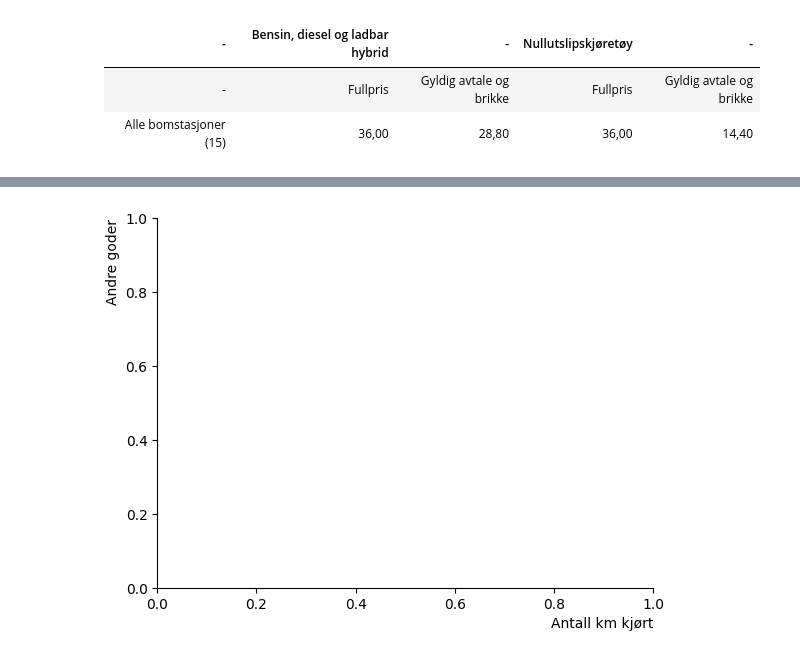
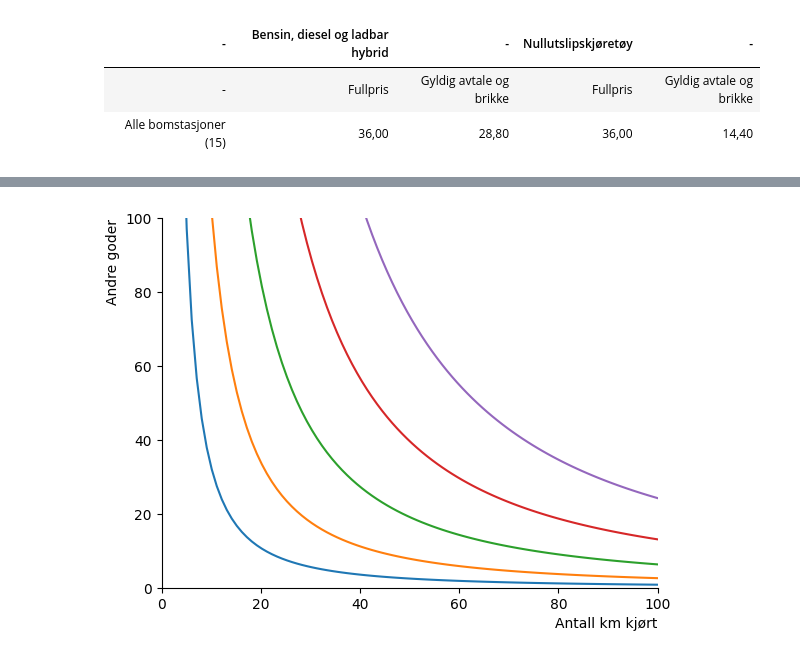
Before and after one commit to loopdiggaz/SOK-1006, a Jupyter notebook: Mappe2/mappeoppgave2_61.ipynb, the cells around one changed output, grey strips where cells are left out. Saved outputs shown, nothing was run; the diff lists cells and outputs as text; code cells hidden in the pictures.

```diff
--- a/Mappe2/mappeoppgave2_61.ipynb
+++ b/Mappe2/mappeoppgave2_61.ipynb
@@ -48,9 +55,27 @@ Modellen som brukes i analysen er en forenkling av virkeligheten.
 # %%
 from matplotlib import pyplot as plt
+import sympy as sp
+import numpy as np
+
+a,b,x_1,x_2,U,U_0 =sp.symbols("x_1 x_2 U U_0 a b", real=True, positive=True)
+
 fig, ax = plt.subplots()
 ax.spines['top'].set_color('none')
 ax.spines['right'].set_color('none')
 ax.set_xlabel('Antall km kjørt', loc = 'right')
-ax.set_ylabel('Andre goder', loc = 'top');
+ax.set_ylabel('Andre goder', loc = 'top')
+ax.set(xlim=(0,100))
+ax.set(ylim=(0,100))
+
+x_1, x_2, a, b, U_0 =sp.symbols("x_1 x_2 a b U_0", real=True, positive=True)
+U=x_1**a*x_2**b
+x_2_ind_sol=sp.solve(U-U_0,x_2)[0]
+indiff_x_2=sp.lambdify( (U_0,a,b,x_1), x_2_ind_sol)
+indiff_x_2(U_0,a,b,x_1)
+
+x=np.linspace(0.001,100, 100)
+
+for i in range (6, 16, 2):
+    ax.plot(x, indiff_x_2(i,.4,.25,x), label='$U_{%s}$' %i)
 # %% [output]
-[figure, old version]
+[figure, new version]
```
Also changed, not shown: parts of 1 cell of this notebook, 1 other file.
